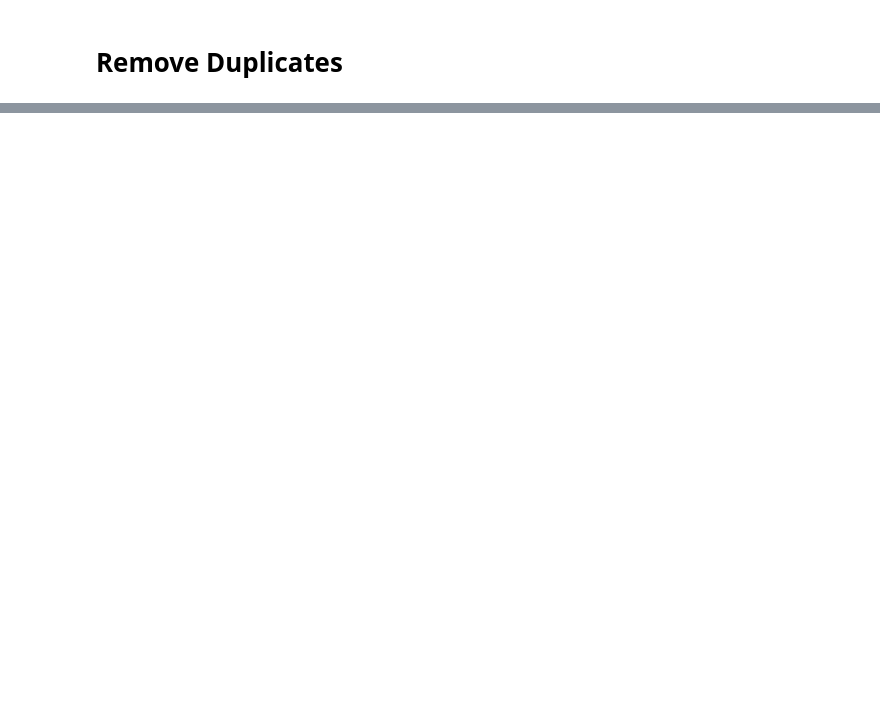
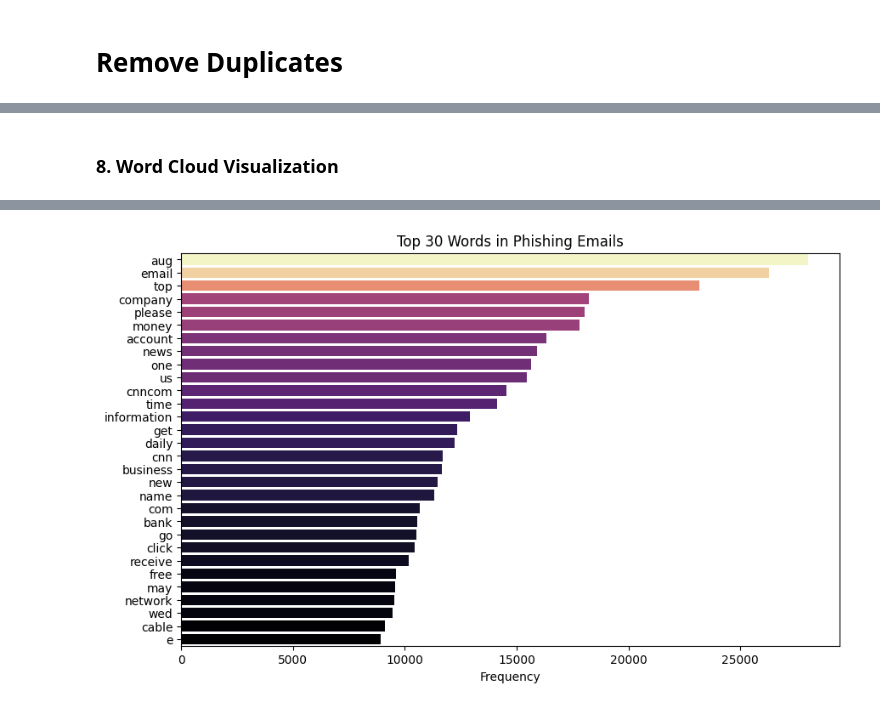
Before and after one commit to JayLao27/AI-extension-BEC-detection, a Jupyter notebook: Datacleaning/BEC_attacks.ipynb, the cells around one changed output, grey strips where cells are left out. Drawn from its saved outputs; the diff is of its cells as text; code cells hidden in the pictures; blank space fills up the shorter version.

```diff
--- a/Datacleaning/BEC_attacks.ipynb
+++ b/Datacleaning/BEC_attacks.ipynb
@@ -97,0 +607,25 @@ File clean_nazario_data.csv is ready for download.
+# %% [markdown]
+### 8. Word Cloud Visualization
+# %%
+from collections import Counter
+import nltk
+from nltk.corpus import stopwords
+nltk.download('stopwords')
+
+stop_words = set(stopwords.words('english'))
+
+# Fix: Use 'text_combined' instead of 'text'
+phishing_words = ' '.join(df[df['label']==1]['text_combined']).lower().split()
+
+filtered_words = [word for word in phishing_words if word.isalpha() and word not in stop_words]
+
+word_freq = Counter(filtered_words).most_common(30)
+
+# Barplot of top words
+words, counts = zip(*word_freq)
+plt.figure(figsize=(10,6))
+sns.barplot(x=list(counts), y=list(words), hue=list(counts), palette='magma', legend=False)
+plt.title('Top 30 Words in Phishing Emails')
+plt.xlabel('Frequency')
+plt.show()
+# %% [output]
@@ -97,0 +634 @@ File clean_nazario_data.csv is ready for download.
+[figure, added]
```
Also changed, not shown: parts of 36 cells of this notebook, 4 other files.
